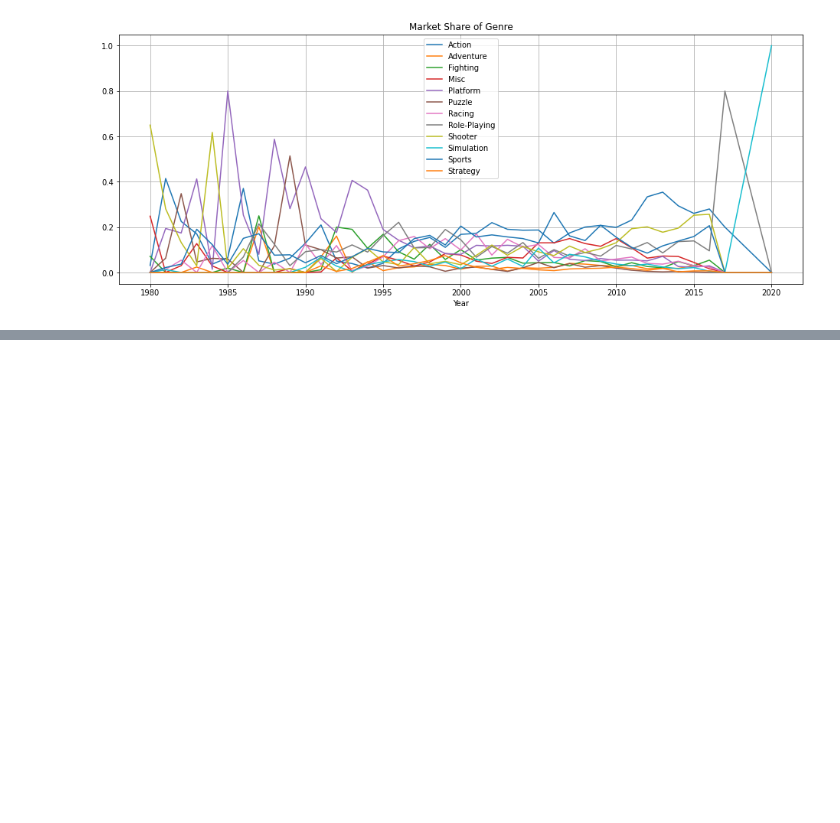
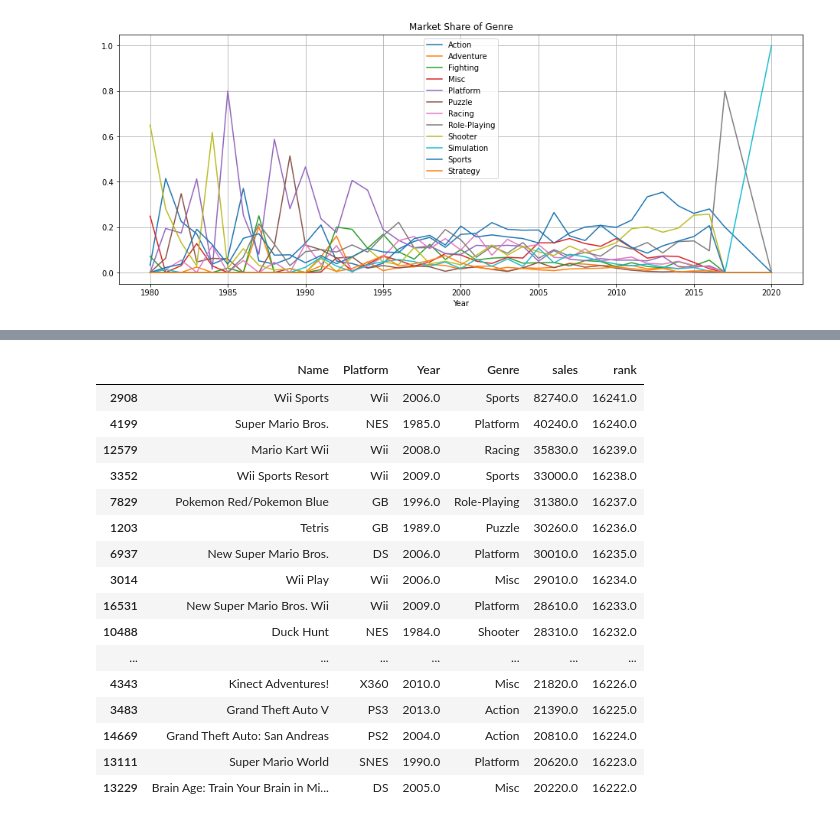
Before and after one commit to superahxd/_project, a Jupyter notebook: sec1_project.ipynb, the cells around one changed output, grey strips where cells are left out. Cells and saved outputs as stored; diff of their text form; code cells hidden in the pictures; blank space fills up the shorter version.

```diff
--- a/sec1_project.ipynb
+++ b/sec1_project.ipynb
@@ -302,0 +286,5 @@ vgames_2_Platform
+# %%
+vgames_3 = vgames.iloc[:,:4]
+vgames_3['sales'] = vgames.iloc[:, 5:].sum(axis = 1, skipna = True)
+vgames_3['rank'] = vgames_3['sales'].rank(method="min", ascending = True)
+vgames_3
@@ -302,0 +305,22 @@ vgames_2_Platform
+# %%
+vgames_3_rank = vgames_3.sort_values(by='rank', ascending=False)
+vgames_3_top20 = vgames_3_rank.head(20)
+vgames_3_top20
+# %% [output]
+|  | Name | Platform | Year | Genre | sales | rank |
+| 2908 | Wii Sports | Wii | 2006.0 | Sports | 82740.0 | 16241.0 |
+| 4199 | Super Mario Bros. | NES | 1985.0 | Platform | 40240.0 | 16240.0 |
+| 12579 | Mario Kart Wii | Wii | 2008.0 | Racing | 35830.0 | 16239.0 |
+| 3352 | Wii Sports Resort | Wii | 2009.0 | Sports | 33000.0 | 16238.0 |
+| 7829 | Pokemon Red/Pokemon Blue | GB | 1996.0 | Role-Playing | 31380.0 | 16237.0 |
+| 1203 | Tetris | GB | 1989.0 | Puzzle | 30260.0 | 16236.0 |
+| 6937 | New Super Mario Bros. | DS | 2006.0 | Platform | 30010.0 | 16235.0 |
+| 3014 | Wii Play | Wii | 2006.0 | Misc | 29010.0 | 16234.0 |
+| 16531 | New Super Mario Bros. Wii | Wii | 2009.0 | Platform | 28610.0 | 16233.0 |
+| 10488 | Duck Hunt | NES | 1984.0 | Shooter | 28310.0 | 16232.0 |
+| ... | ... | ... | ... | ... | ... | ... |
+| 4343 | Kinect Adventures! | X360 | 2010.0 | Misc | 21820.0 | 16226.0 |
+| 3483 | Grand Theft Auto V | PS3 | 2013.0 | Action | 21390.0 | 16225.0 |
+| 14669 | Grand Theft Auto: San Andreas | PS2 | 2004.0 | Action | 20810.0 | 16224.0 |
+| 13111 | Super Mario World | SNES | 1990.0 | Platform | 20620.0 | 16223.0 |
+| 13229 | Brain Age: Train Your Brain in Mi... | DS | 2005.0 | Misc | 20220.0 | 16222.0 |
```
Also changed, not shown: parts of 4 cells of this notebook.
